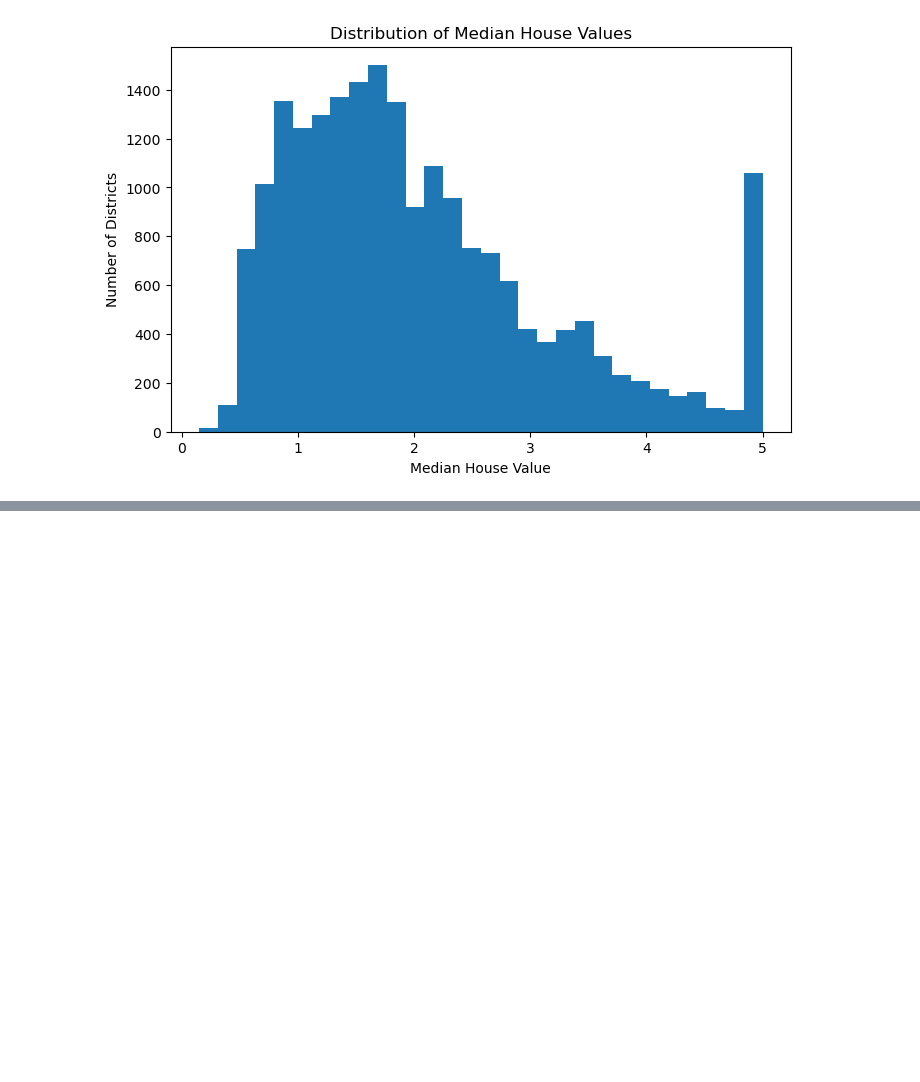
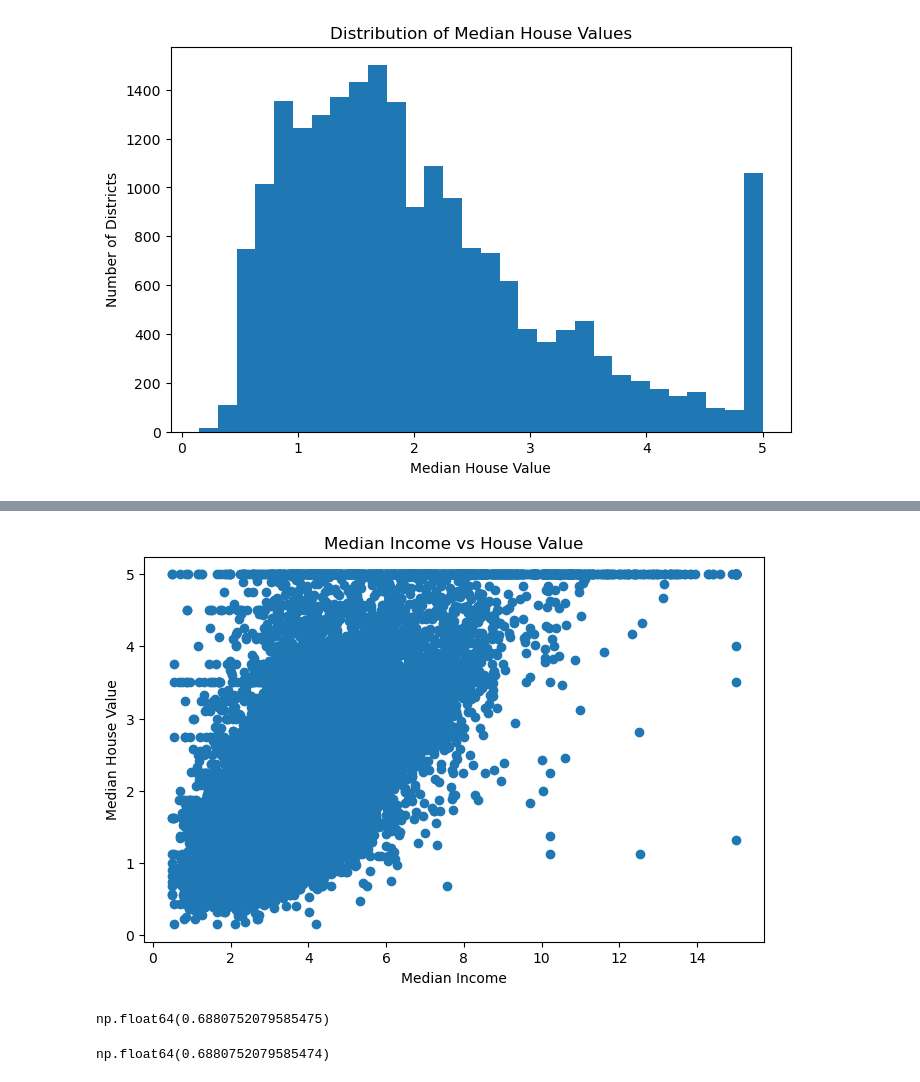
Before and after one commit to kindy10/HousePricePrediction, a Jupyter notebook: notebooks/house_price_prediction.ipynb, the cells around one changed output, grey strips where cells are left out. Cells and saved outputs as stored; diff of their text form; code cells hidden in the pictures; blank space fills up the shorter version.

Commit message:
Analyze income and house value relationship

```diff
--- a/notebooks/house_price_prediction.ipynb
+++ b/notebooks/house_price_prediction.ipynb
@@ -188,0 +201,20 @@ plt.show()
+# %%
+#Relation between Med
+plt.figure(figsize=(8,5))
+plt.scatter(df['MedInc'],df['MedHouseVal'])
+plt.title('Median Income vs House Value')
+plt.xlabel('Median Income')
+plt.ylabel('Median House Value')
+#plt.savefig('../reports/income_vs_house_value.png')
+plt.show()
+# %% [output]
+[figure, added]
+# %%
+#Calculate the correlation
+df["MedInc"].corr(df["MedHouseVal"])
+# %% [output]
+np.float64(0.6880752079585475)
+# %%
+df['MedHouseVal'].corr(df['MedInc'])
+# %% [output]
+np.float64(0.6880752079585474)
```
Also changed, not shown: parts of 1 cell of this notebook, 1 other file.
